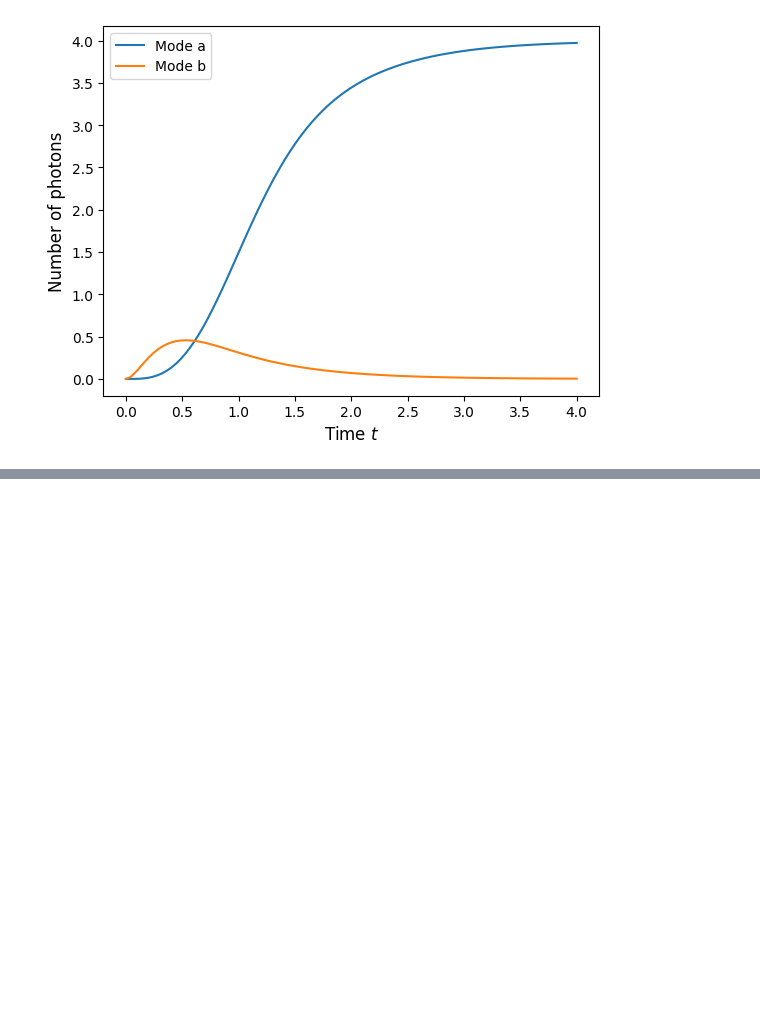
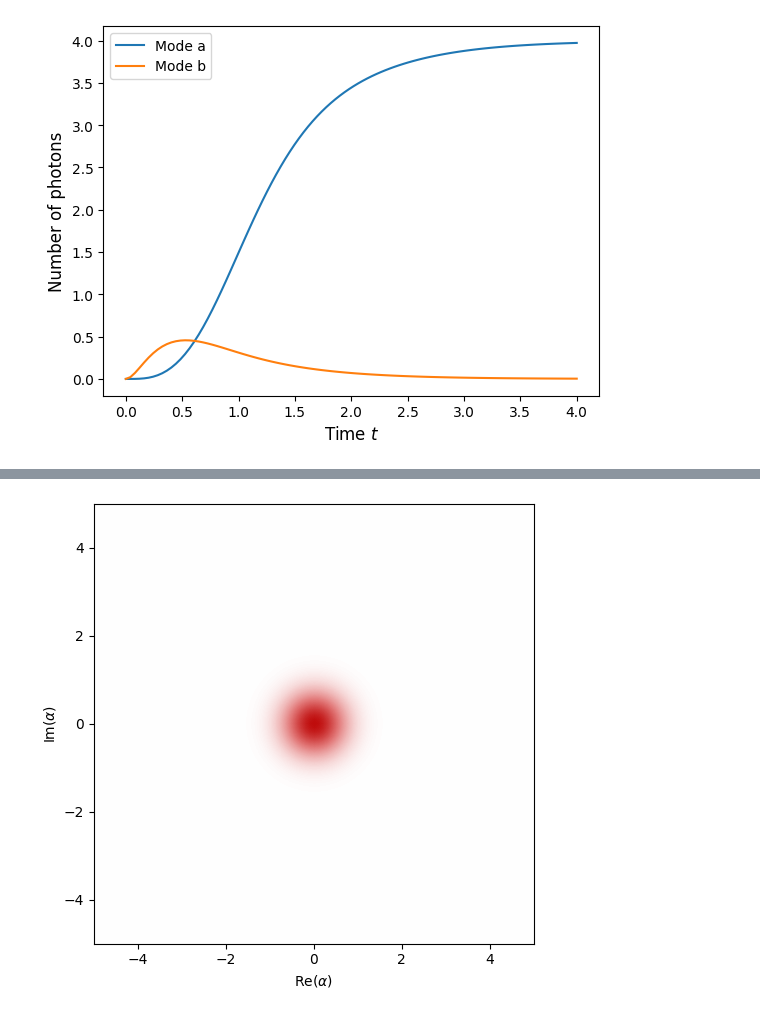
Before and after one commit to dolphingarlic/2025-Alice-and-Bob, a Jupyter notebook: part1_scratchpad.ipynb, the cells around one changed output, grey strips where cells are left out. Drawn from its saved outputs; the diff is of its cells as text; code cells hidden in the pictures; blank space fills up the shorter version.

```diff
--- a/part1_scratchpad.ipynb
+++ b/part1_scratchpad.ipynb
@@ -58,0 +66,20 @@ plt.show()
+# %%
+g2 = 1.0  # Two-photon coupling strength
+eps_d = -4  # Drive amplitude
+kappa_b = 10  # Decay rate
+t_save = jnp.linspace(0, 0.4 * kappa_b, 100)
+
+kappa_2 = 4 * (g2**2) / kappa_b  # Two-photon loss rate
+alpha_squared = -eps_d / jnp.conj(g2)  # Amplitude of the coherent state
+
+a = dq.destroy(na)
+psi0 = dq.fock(na, 0)
+H = dq.zeros(na)
+loss_op = jnp.sqrt(kappa_2) * (a @ a - alpha_squared * dq.eye(na))
+exp_ops = [dq.dag(a) @ a]
+
+res = dq.mesolve(H, [loss_op], psi0, t_save, exp_ops=exp_ops)
+# %%
+dq.plot.wigner_gif(res.states)
+# %% [output]
+[figure, added]
```
Also changed, not shown: parts of 7 cells of this notebook.
